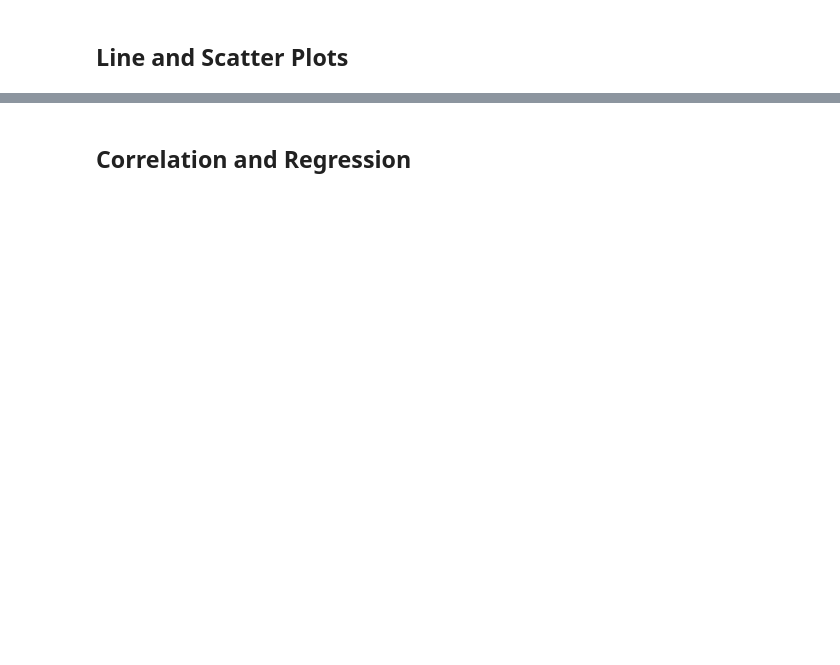
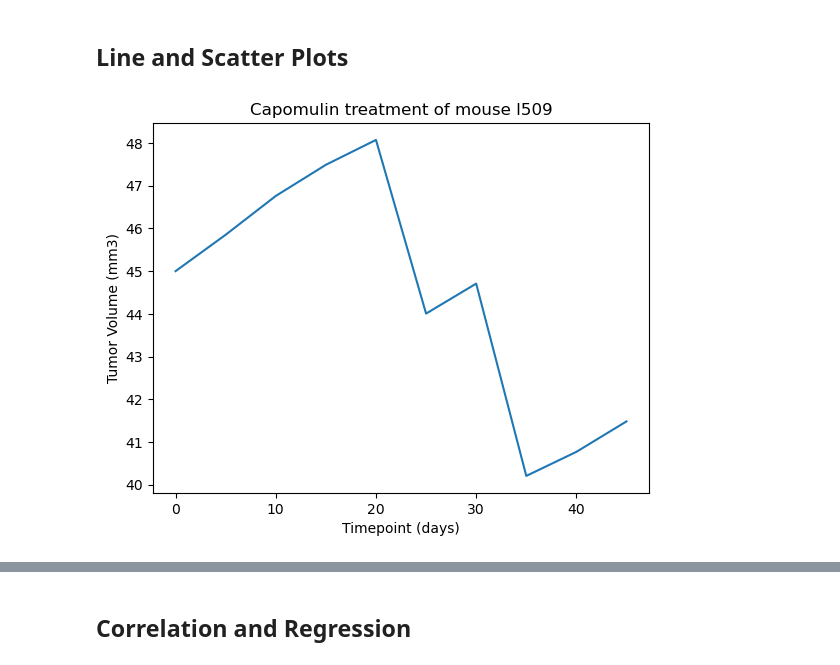
Before and after one commit to Geysha07/Pymaceuticals, a Jupyter notebook: Starter_Code/Pymaceuticals/pymaceuticals_starter.ipynb, the cells around one changed output, grey strips where cells are left out. Saved outputs shown, nothing was run; the diff lists cells and outputs as text; code cells hidden in the pictures; blank space fills up the shorter version.

```diff
--- a/Starter_Code/Pymaceuticals/pymaceuticals_starter.ipynb
+++ b/Starter_Code/Pymaceuticals/pymaceuticals_starter.ipynb
@@ -242,5 +249,14 @@ plt.show()
 ## Line and Scatter Plots
 # %%
 # Generate a line plot of tumor volume vs. time point for a single mouse treated with Capomulin
+capomulin_df = cleaned_study_results.loc[cleaned_study_results['Drug Regimen'] == "Capomulin"]
+mousedata = capomulin_df.loc[capomulin_df['Mouse ID']== 'l509']
+plt.plot(mousedata['Timepoint'],mousedata['Tumor Volume (mm3)'])
+plt.xlabel('Timepoint (days)')
+plt.ylabel('Tumor Volume (mm3)')
+plt.title('Capomulin treatment of mouse l509')
+plt.show()
+# %% [output]
+[figure, added]
 # %%
 # Generate a scatter plot of mouse weight vs. the average observed tumor volume for the entire Capomulin regimen
```
Also changed, not shown: parts of 13 cells of this notebook.
